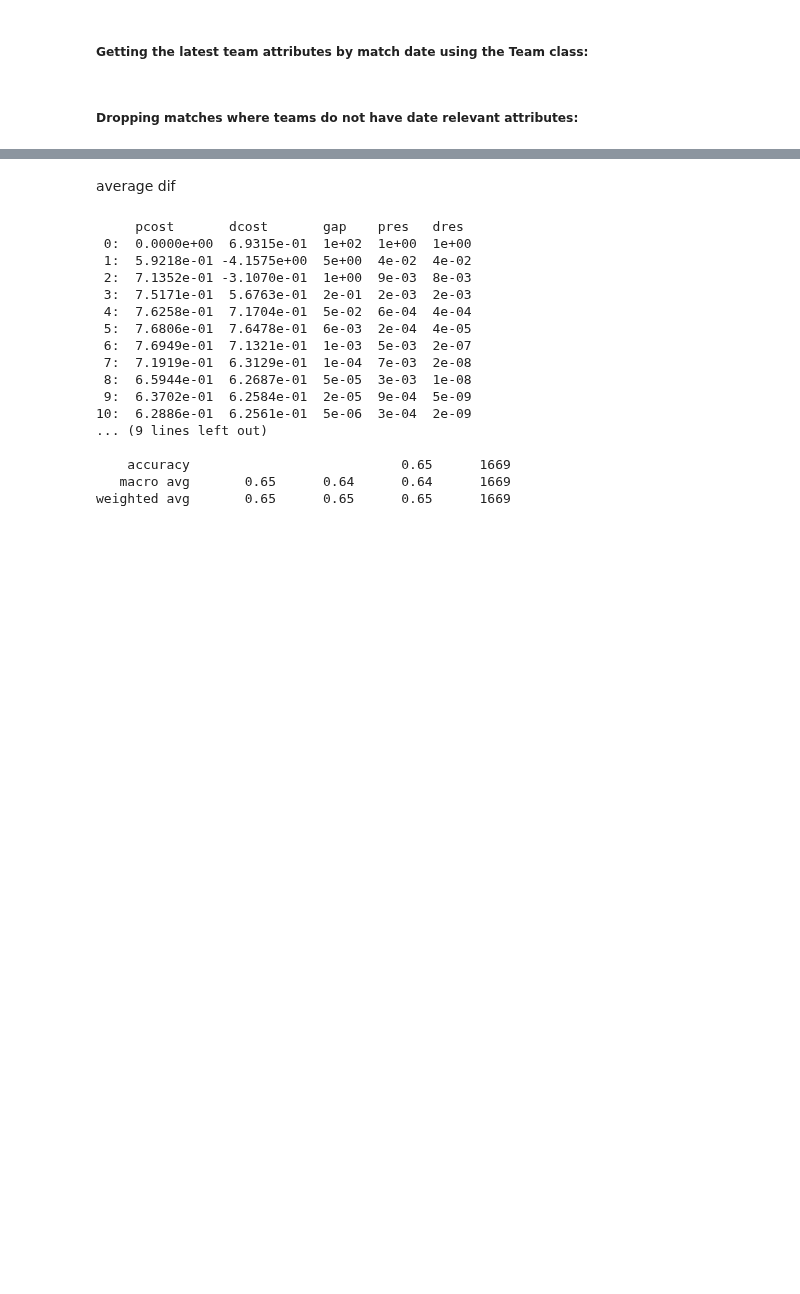
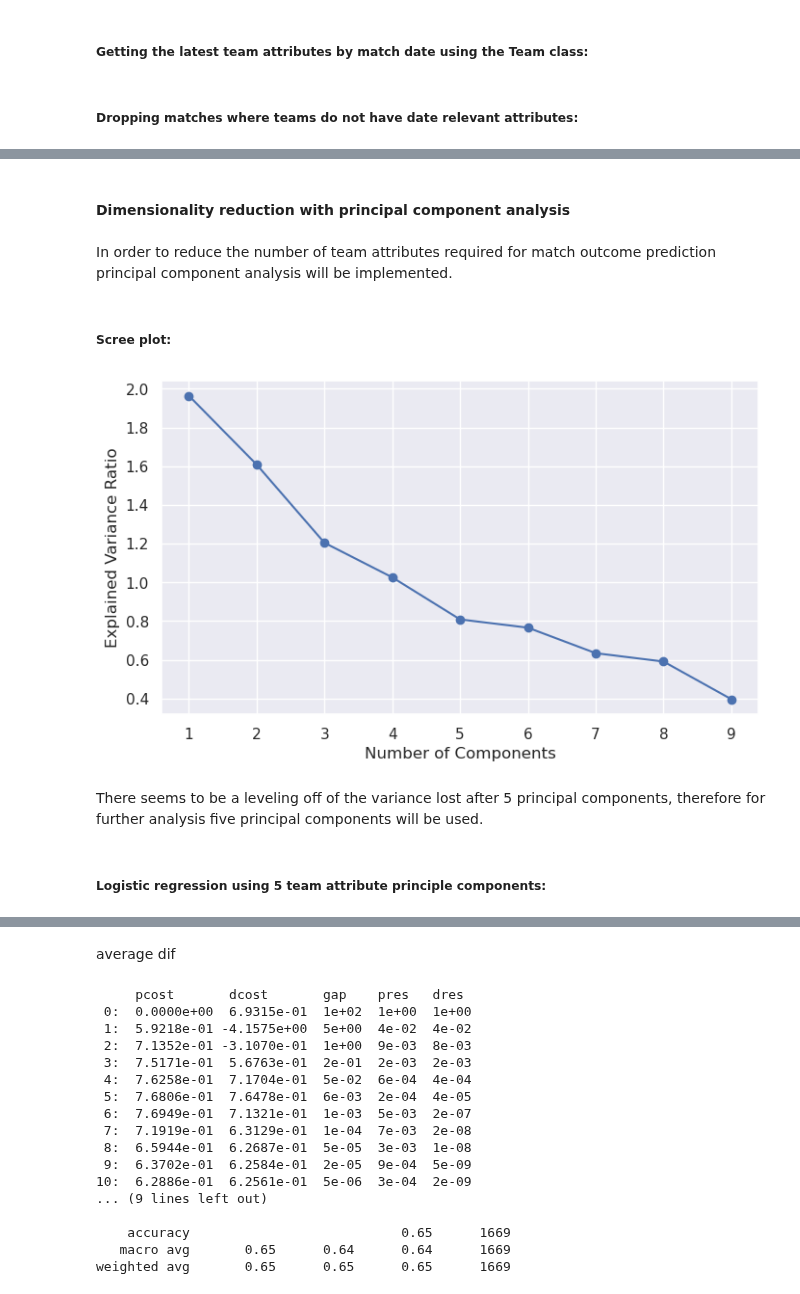
Before and after one commit to gediminas-skvarnavicius/football-db-analysis, a Jupyter notebook: analysis.ipynb, the cells around one changed output, grey strips where cells are left out. Saved outputs shown, nothing was run; the diff lists cells and outputs as text; code cells hidden in the pictures; blank space fills up the shorter version.

Commit message:
random forest and random fixes

```diff
--- a/analysis.ipynb
+++ b/analysis.ipynb
@@ -764,2 +766,0 @@ match_win_df['combinations_home'].value_counts()[10:].sum()
-# %%
-match_win_df.drop(["combo_home_away", "combinations_away"], axis=1, inplace=True)
@@ -777,7 +817,8 @@ FROM Team_attributes
 """
 ).to_df()
 
-team_attr_raw['date']=pd.to_datetime(team_attr_raw['date'])
+team_attr_raw["date"] = pd.to_datetime(team_attr_raw["date"])
+team_attr_raw[team_numeric_cols] = team_attr_raw[team_numeric_cols].apply(pd.to_numeric)
 # %% [markdown]
 ##### Creating Team class objects for each team:
 # %%
@@ -1119,0 +915,2 @@ weighted avg       0.58      0.58      0.58      1669
+# %%
+match_win_df_team.dropna(inplace=True)
@@ -1119,0 +1006,26 @@ weighted avg       0.58      0.58      0.58      1669
+# %%
+home_win_team_features_dif = match_win_df_team.drop(columns=cols_to_drop)
+home_win_team_features_dif = (
+    home_win_team_features_dif[team_numeric_cols].values
+    - home_win_team_features_dif[[col + "_away" for col in team_numeric_cols]].values
+)
+
+# Split the data into training and test sets
+X_train, X_test, y_train, y_test = train_test_split(
+    home_win_team_features_dif, home_win_target_team, test_size=0.33, random_state=1
+)
+
+# Scale the data
+team_feat_ratio_scaler = StandardScaler()
+X_train = team_feat_ratio_scaler.fit_transform(X_train)
+X_test = team_feat_ratio_scaler.fit_transform(X_test)
+
+# Create and fit the logistic regression model
+logit_model = sm.Logit(y_train, sm.add_constant(X_train))
+result = logit_model.fit()
+
+# Predict using the trained model
+predictions = result.predict(sm.add_constant(X_test))
+
+# Print the classification report
+print(classification_report(y_test, predictions.round()))
@@ -1119,0 +1062,23 @@ weighted avg       0.58      0.58      0.58      1669
+# %% [markdown]
+#### Dimensionality reduction with principal component analysis
+# %% [markdown]
+In order to reduce the number of team attributes required for match outcome prediction principal component analysis will be implemented.
+# %% [markdown]
+##### Scree plot:
+# %%
+# Perform PCA with maximum number of components
+pca_team = PCA(n_components=9)
+pca_team.fit(X_train)
+
+fig_scree,ax_scree=plt.subplots(figsize=(base_fig_width,base_fig_height))
+
+ax_scree.plot(np.arange(pca_team.n_components_)+1, pca_team.explained_variance_, marker='o')
+ax_scree.set_xlabel('Number of Components')
+ax_scree.set_ylabel('Explained Variance Ratio')
+plt.show()
+# %% [output]
+[figure, added]
+# %% [markdown]
+There seems to be a leveling off of the variance lost after 5 principal components, therefore for further analysis five principal components will be used.
+# %% [markdown]
+##### Logistic regression using 5 team attribute principle components:
```
Also changed, not shown: parts of 67 cells of this notebook, 1 other file.
